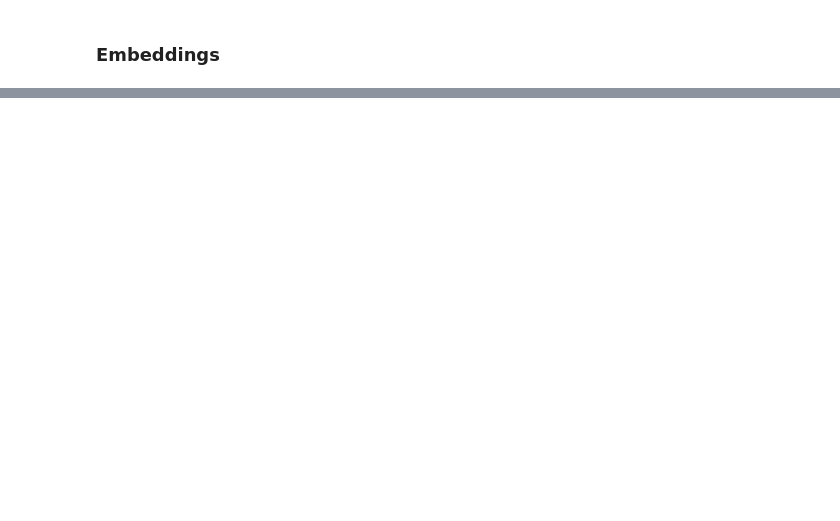
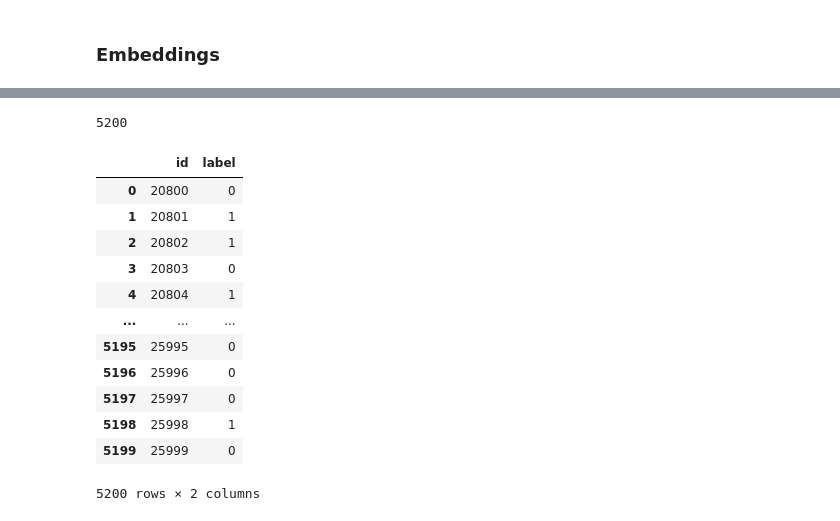
Before and after one commit to avr2002/Fake-News-Classification-using-RNN-and-LSTM, a Jupyter notebook: notebooks/main_notebook.ipynb, the cells around one changed output, grey strips where cells are left out. Drawn from its saved outputs; the diff is of its cells as text; code cells hidden in the pictures; blank space fills up the shorter version.

Commit message:
New News Dataset, main-notebook-2, LSTM Model

```diff
--- a/notebooks/main_notebook.ipynb
+++ b/notebooks/main_notebook.ipynb
@@ -425,0 +703,6 @@ padded_news_sequences.shape
+# %%
+X_test_padded = pad_sequences(X_test_sequences, maxlen=max_seq_len,
+                              padding='post',
+                              truncating='post')
+# %%
+y_pred = model.predict(X_test_padded)
@@ -425,0 +721,24 @@ padded_news_sequences.shape
+# %%
+len(np.round(y_pred.reshape((len(y_pred)))))
+# %% [output]
+5200
+# %%
+submit = pd.DataFrame({'id':test_df.id, 'label':np.round(y_pred.reshape((len(y_pred))))})
+# %%
+submit['label'] = submit.label.astype('int')
+# %%
+submit
+# %% [output]
+|  | id | label |
+| 0 | 20800 | 0 |
+| 1 | 20801 | 1 |
+| 2 | 20802 | 1 |
+| 3 | 20803 | 0 |
+| 4 | 20804 | 1 |
+| ... | ... | ... |
+| 5195 | 25995 | 0 |
+| 5196 | 25996 | 0 |
+| 5197 | 25997 | 0 |
+| 5198 | 25998 | 1 |
+| 5199 | 25999 | 0 |
+5200 rows × 2 columns
```
Also changed, not shown: parts of 44 cells of this notebook, 1 other file.
